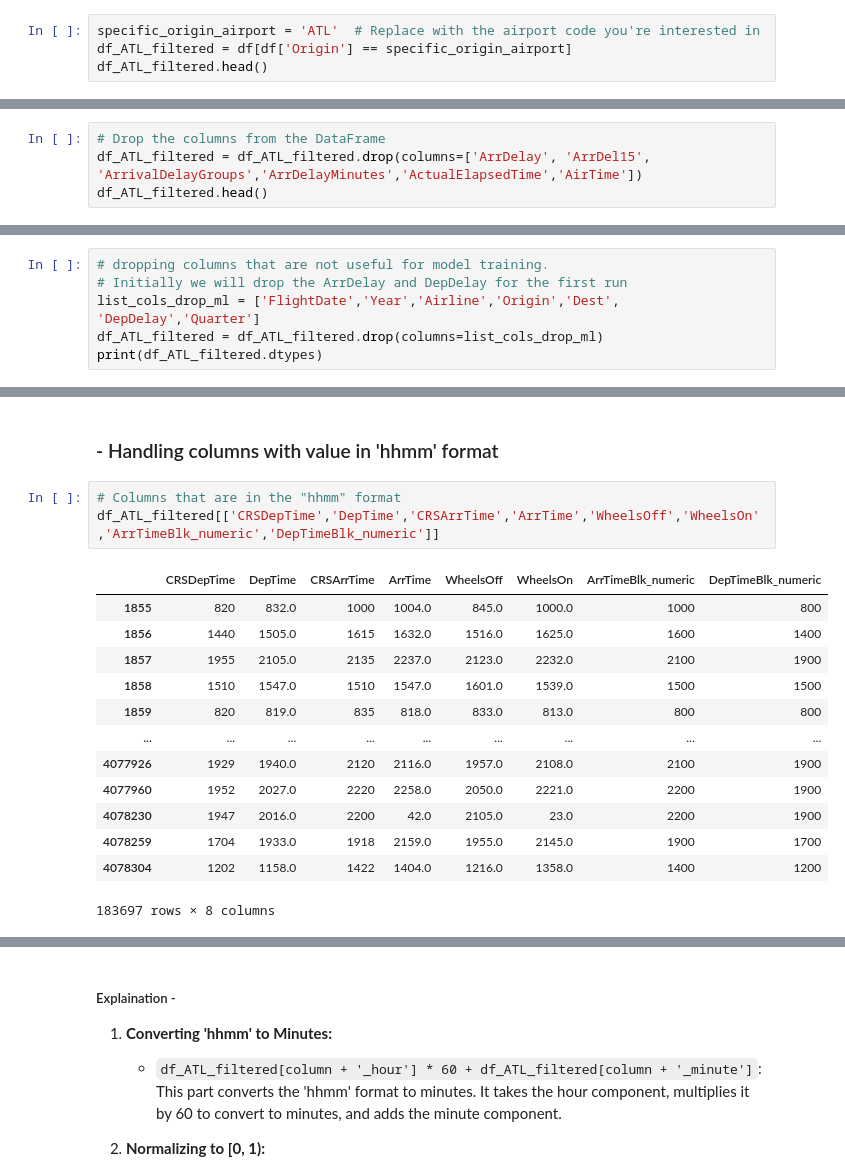
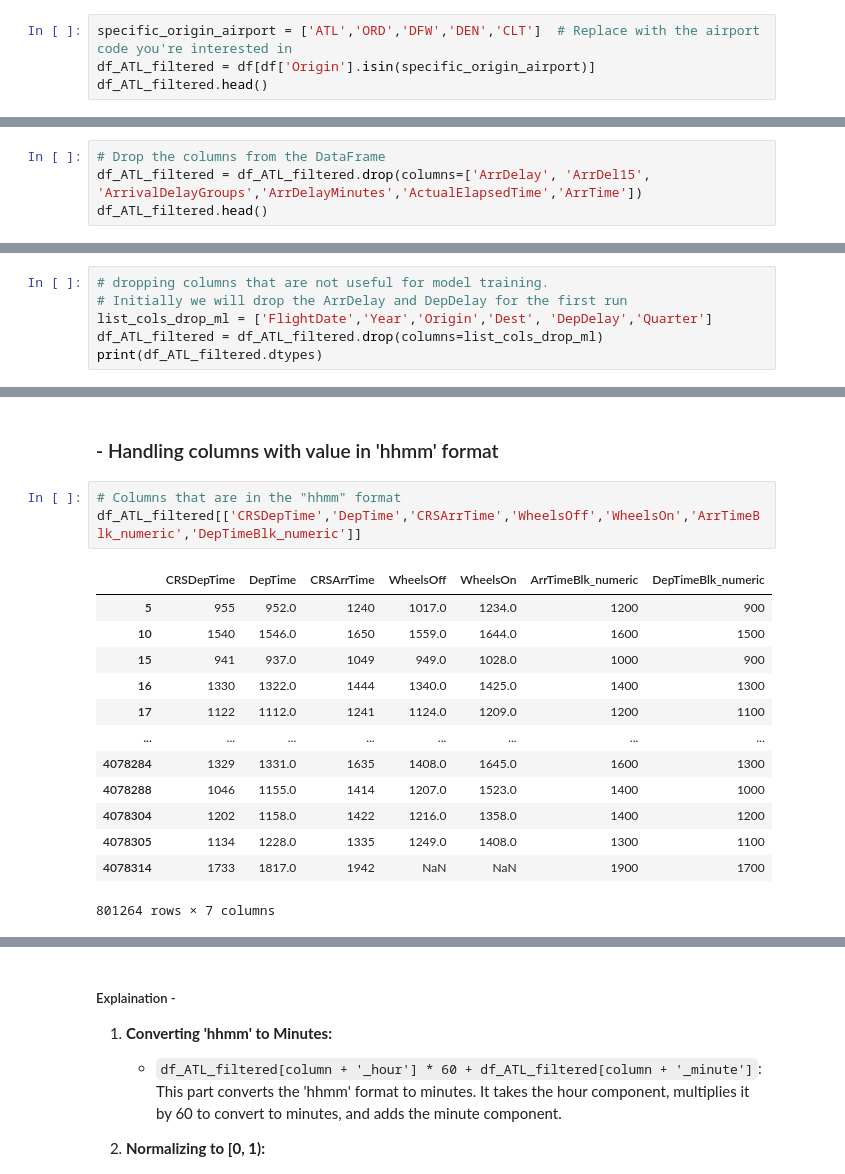
Before and after one commit to patel-aum-yorku/Flight-Status-Prediction, a Jupyter notebook: flight_status.ipynb, the cells around one changed output, grey strips where cells are left out. Saved outputs shown, nothing was run; the diff lists cells and outputs as text.

```diff
--- a/flight_status.ipynb
+++ b/flight_status.ipynb
@@ -109,6 +110,6 @@ Name: Origin, dtype: int64
 # %%
-specific_origin_airport = 'ATL'  # Replace with the airport code you're interested in
-df_ATL_filtered = df[df['Origin'] == specific_origin_airport]
+specific_origin_airport = ['ATL','ORD','DFW','DEN','CLT']  # Replace with the airport code you're interested in
+df_ATL_filtered = df[df['Origin'].isin(specific_origin_airport)]
 df_ATL_filtered.head()
 # %% [output]
 |  | FlightDate | Airline | Origin | Dest | Cancelled | Diverted | CRSDepTime | DepTime | DepDelayMinutes | ... |
@@ -210,7 +212,7 @@ By selecting only true values of Diverted column we see that there are some colu
 ['ArrDelay', 'ArrDel15', 'ArrivalDelayGroups','ArrDelayMinutes','ActualElapsedTime','AirTime'].
 # %%
 # Drop the columns from the DataFrame
-df_ATL_filtered = df_ATL_filtered.drop(columns=['ArrDelay', 'ArrDel15', 'ArrivalDelayGroups','ArrDelayMinutes','ActualElapsedTime','AirTime'])
+df_ATL_filtered = df_ATL_filtered.drop(columns=['ArrDelay', 'ArrDel15', 'ArrivalDelayGroups','ArrDelayMinutes','ActualElapsedTime','ArrTime'])
 df_ATL_filtered.head()
 # %% [output]
 |  | FlightDate | Airline | Origin | Dest | Cancelled | Diverted | CRSDepTime | DepTime | DepDelayMinutes | ... |
@@ -254,7 +256,7 @@ if we don't do so then the ml algorithms will plot time as continous form which
 # %%
 # dropping columns that are not useful for model training.
 # Initially we will drop the ArrDelay and DepDelay for the first run
-list_cols_drop_ml = ['FlightDate','Year','Airline','Origin','Dest', 'DepDelay','Quarter']
+list_cols_drop_ml = ['FlightDate','Year','Origin','Dest', 'DepDelay','Quarter']
 df_ATL_filtered = df_ATL_filtered.drop(columns=list_cols_drop_ml)
 print(df_ATL_filtered.dtypes)
 # %% [output]
@@ -325,19 +327,19 @@ df_ATL_filtered.head(5)
 ### - Handling columns with value in 'hhmm' format
 # %%
 # Columns that are in the "hhmm" format
-df_ATL_filtered[['CRSDepTime','DepTime','CRSArrTime','ArrTime','WheelsOff','WheelsOn','ArrTimeBlk_numeric','DepTimeBlk_numeric']]
+df_ATL_filtered[['CRSDepTime','DepTime','CRSArrTime','WheelsOff','WheelsOn','ArrTimeBlk_numeric','DepTimeBlk_numeric']]
 # %% [output]
-|  | CRSDepTime | DepTime | CRSArrTime | ArrTime | WheelsOff | WheelsOn | ArrTimeBlk_numeric | DepTimeBlk_numeric |
-| 1855 | 820 | 832.0 | 1000 | 1004.0 | 845.0 | 1000.0 | 1000 | 800 |
-| 1856 | 1440 | 1505.0 | 1615 | 1632.0 | 1516.0 | 1625.0 | 1600 | 1400 |
-| 1857 | 1955 | 2105.0 | 2135 | 2237.0 | 2123.0 | 2232.0 | 2100 | 1900 |
-| 1858 | 1510 | 1547.0 | 1510 | 1547.0 | 1601.0 | 1539.0 | 1500 | 1500 |
-| 1859 | 820 | 819.0 | 835 | 818.0 | 833.0 | 813.0 | 800 | 800 |
-| ... | ... | ... | ... | ... | ... | ... | ... | ... |
-| 4077926 | 1929 | 1940.0 | 2120 | 2116.0 | 1957.0 | 2108.0 | 2100 | 1900 |
-| 4077960 | 1952 | 2027.0 | 2220 | 2258.0 | 2050.0 | 2221.0 | 2200 | 1900 |
-| 4078230 | 1947 | 2016.0 | 2200 | 42.0 | 2105.0 | 23.0 | 2200 | 1900 |
-| 4078259 | 1704 | 1933.0 | 1918 | 2159.0 | 1955.0 | 2145.0 | 1900 | 1700 |
-| 4078304 | 1202 | 1158.0 | 1422 | 1404.0 | 1216.0 | 1358.0 | 1400 | 1200 |
+|  | CRSDepTime | DepTime | CRSArrTime | WheelsOff | WheelsOn | ArrTimeBlk_numeric | DepTimeBlk_numeric |
+| 5 | 955 | 952.0 | 1240 | 1017.0 | 1234.0 | 1200 | 900 |
+| 10 | 1540 | 1546.0 | 1650 | 1559.0 | 1644.0 | 1600 | 1500 |
+| 15 | 941 | 937.0 | 1049 | 949.0 | 1028.0 | 1000 | 900 |
+| 16 | 1330 | 1322.0 | 1444 | 1340.0 | 1425.0 | 1400 | 1300 |
+| 17 | 1122 | 1112.0 | 1241 | 1124.0 | 1209.0 | 1200 | 1100 |
+| ... | ... | ... | ... | ... | ... | ... | ... |
+| 4078284 | 1329 | 1331.0 | 1635 | 1408.0 | 1645.0 | 1600 | 1300 |
+| 4078288 | 1046 | 1155.0 | 1414 | 1207.0 | 1523.0 | 1400 | 1000 |
+| 4078304 | 1202 | 1158.0 | 1422 | 1216.0 | 1358.0 | 1400 | 1200 |
+| 4078305 | 1134 | 1228.0 | 1335 | 1249.0 | 1408.0 | 1300 | 1100 |
+| 4078314 | 1733 | 1817.0 | 1942 | NaN | NaN | 1900 | 1700 |
-183697 rows × 8 columns
+801264 rows × 7 columns
 # %%
```
Also changed, not shown: parts of 21 cells of this notebook.
